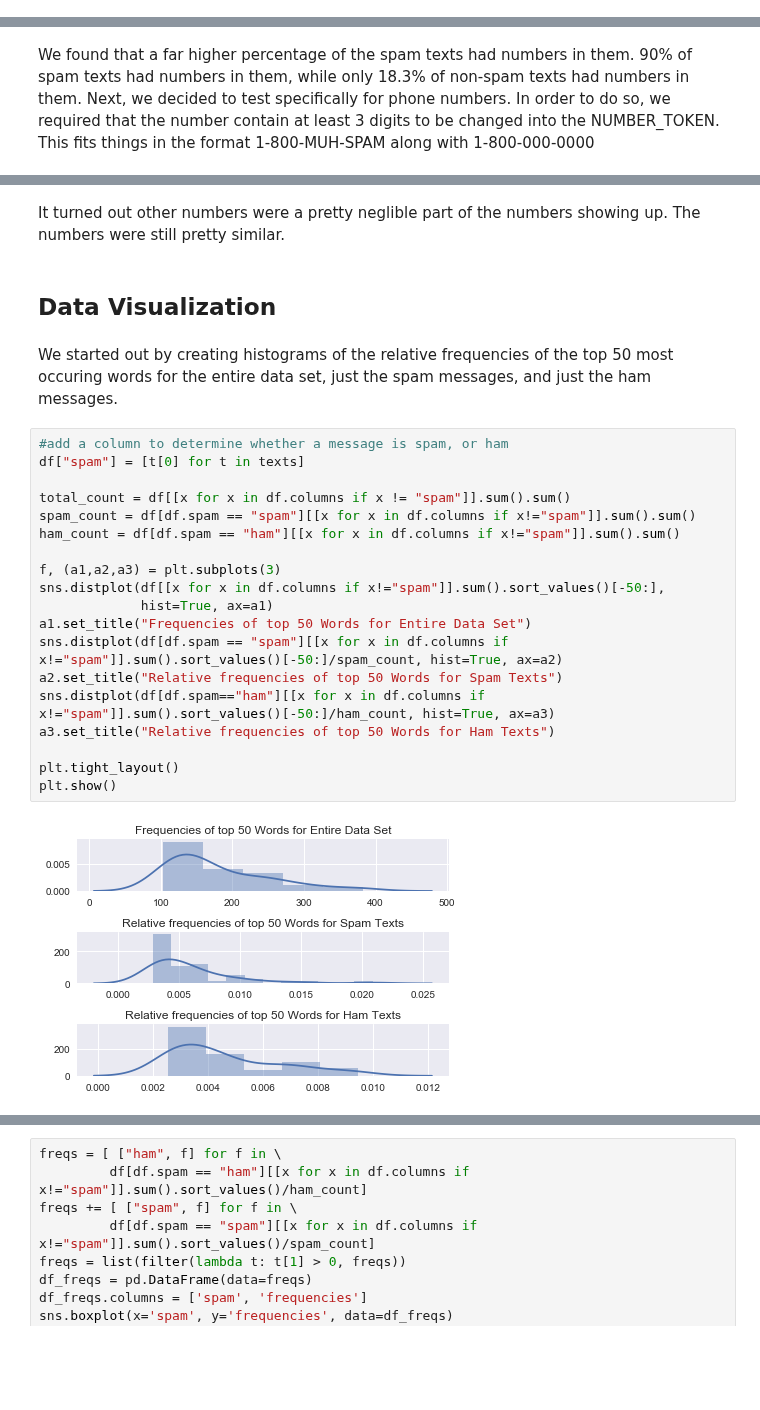
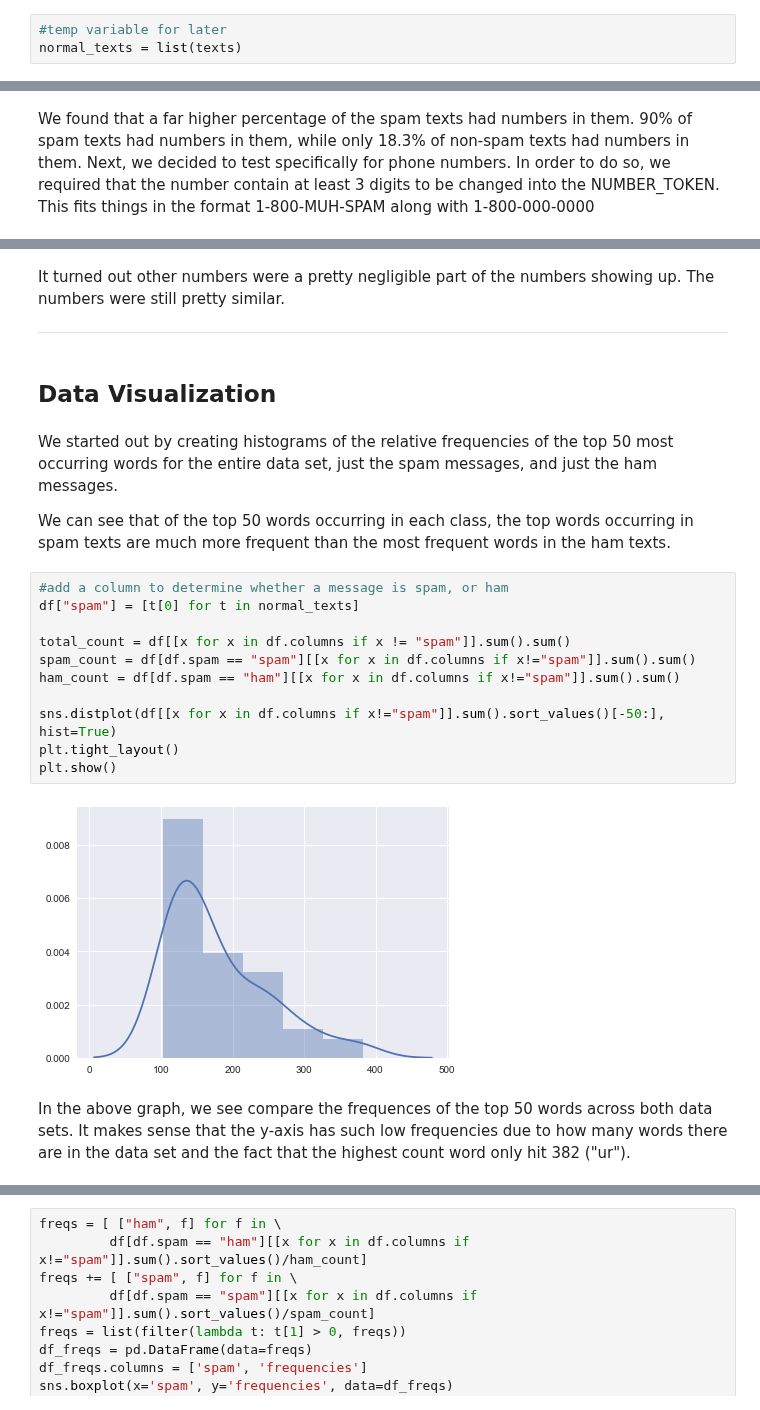
Before and after one commit to LukeWood/SpamVsHamDataAnalysis, a Jupyter notebook: DraftReport-2.ipynb, the cells around one changed output, grey strips where cells are left out. Cells and saved outputs as stored; diff of their text form; blank space fills up the shorter version.

```diff
--- a/DraftReport-2.ipynb
+++ b/DraftReport-2.ipynb
@@ -169,5 +169,8 @@ When comparing the tf-idf values between the "spam" and "ham" messages, it is in
 
 As for the specific words that top the lists in each category, they are consistent with our previous observations.
+# %%
+#temp variable for later
+normal_texts = list(texts)
 # %% [markdown]
 ## Number related data
 
@@ -203,27 +212,24 @@ print("Percent of ham texts with a number: %.1f" %(100 * ham_numbers/total_ham)+
 # %% [markdown]
-It turned out other numbers were a pretty neglible part of the numbers showing up.  The numbers were still pretty similar.
+It turned out other numbers were a pretty negligible part of the numbers showing up.  The numbers were still pretty similar.
+___
 # %% [markdown]
 ## Data Visualization
 # %% [markdown]
-We started out by creating histograms of the relative frequencies of the top 50 most occuring words for the entire data set, just the spam messages, and just the ham messages.
+We started out by creating histograms of the relative frequencies of the top 50 most occurring words for the entire data set, just the spam messages, and just the ham messages.
+
+We can see that of the top 50 words occurring in each class, the top words occurring in spam texts are much more frequent than the most frequent words in the ham texts.
 # %%
 #add a column to determine whether a message is spam, or ham
-df["spam"] = [t[0] for t in texts]
+df["spam"] = [t[0] for t in normal_texts]
 
 total_count = df[[x for x in df.columns if x != "spam"]].sum().sum()
 spam_count = df[df.spam == "spam"][[x for x in df.columns if x!="spam"]].sum().sum()
 ham_count = df[df.spam == "ham"][[x for x in df.columns if x!="spam"]].sum().sum()
 
-f, (a1,a2,a3) = plt.subplots(3)
-sns.distplot(df[[x for x in df.columns if x!="spam"]].sum().sort_values()[-50:],
-             hist=True, ax=a1)
-a1.set_title("Frequencies of top 50 Words for Entire Data Set")
-sns.distplot(df[df.spam == "spam"][[x for x in df.columns if x!="spam"]].sum().sort_values()[-50:]/spam_count, hist=True, ax=a2)
-a2.set_title("Relative frequencies of top 50 Words for Spam Texts")
-sns.distplot(df[df.spam=="ham"][[x for x in df.columns if x!="spam"]].sum().sort_values()[-50:]/ham_count, hist=True, ax=a3)
-a3.set_title("Relative frequencies of top 50 Words for Ham Texts")
-
+sns.distplot(df[[x for x in df.columns if x!="spam"]].sum().sort_values()[-50:], hist=True)
 plt.tight_layout()
 plt.show()
 # %% [output]
-[figure, old version]
+[figure, new version]
+# %% [markdown]
+In the above graph, we see compare the frequences of the top 50 words across both data sets. It makes sense that the y-axis has such low frequencies due to how many words there are in the data set and the fact that the highest count word only hit 382 ("ur").
```
Also changed, not shown: parts of 35 cells of this notebook.
